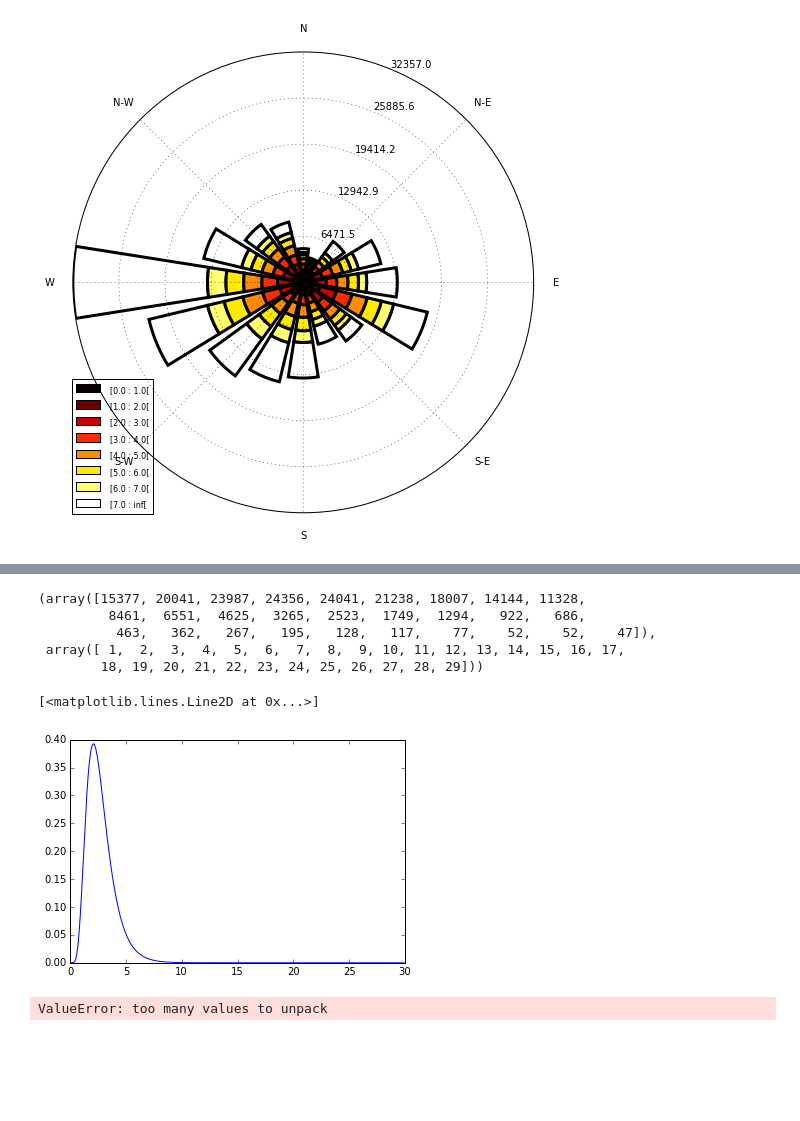
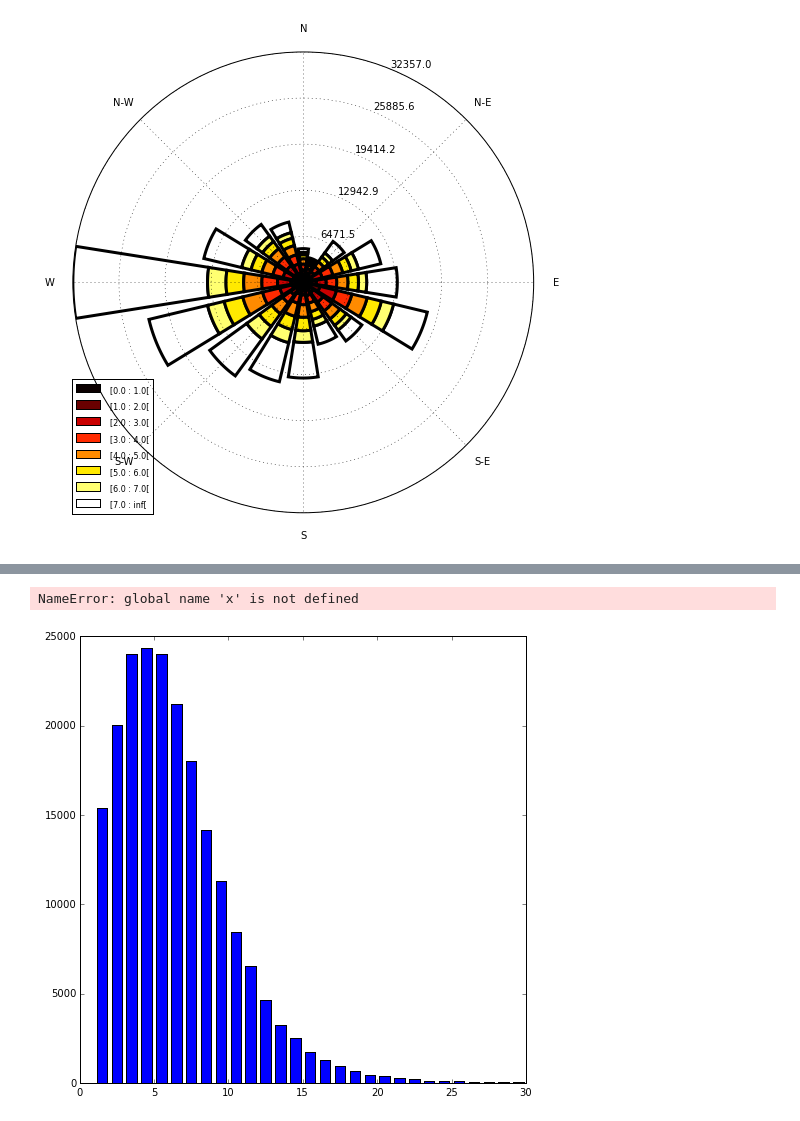
Before and after one commit to python-windrose/windrose, a Jupyter notebook: windrose_sample_poitiers_csv.ipynb, the cells around one changed output, grey strips where cells are left out. Cells and saved outputs as stored; diff of their text form; code cells hidden in the pictures; blank space fills up the shorter version.

```diff
--- a/windrose_sample_poitiers_csv.ipynb
+++ b/windrose_sample_poitiers_csv.ipynb
@@ -78,18 +83,9 @@ import scipy.stats
+# %%
+fig, ax = plt.subplots(figsize=(8, 8), dpi=80)
+pdf(df['direction'], df['speed'], bins, ax)
+# %% [output]
+NameError: global name 'x' is not defined
+[figure, added]
 # %%
-np.histogram(df['speed'], bins=bins)
+#data = np.histogram(df['speed'], bins=bins)[0]
+#data
-# %% [output]
-(array([15377, 20041, 23987, 24356, 24041, 21238, 18007, 14144, 11328,
-         8461,  6551,  4625,  3265,  2523,  1749,  1294,   922,   686,
-          463,   362,   267,   195,   128,   117,    77,    52,    52,    47]),
- array([ 1,  2,  3,  4,  5,  6,  7,  8,  9, 10, 11, 12, 13, 14, 15, 16, 17,
-        18, 19, 20, 21, 22, 23, 24, 25, 26, 27, 28, 29]))
-# %%
-x = np.arange(0, 30, 0.1)
-plt.plot(x, scipy.stats.exponweib.pdf(x, 8, 1))
-# %% [output]
-[<matplotlib.lines.Line2D at 0x...>]
-[figure, removed]
-# %%
-(loc, scale) = scipy.stats.exponweib.fit(df['speed'], 1, 1)
-# %% [output]
-ValueError: too many values to unpack
```
Also changed, not shown: parts of 5 cells of this notebook, 6 other files.
